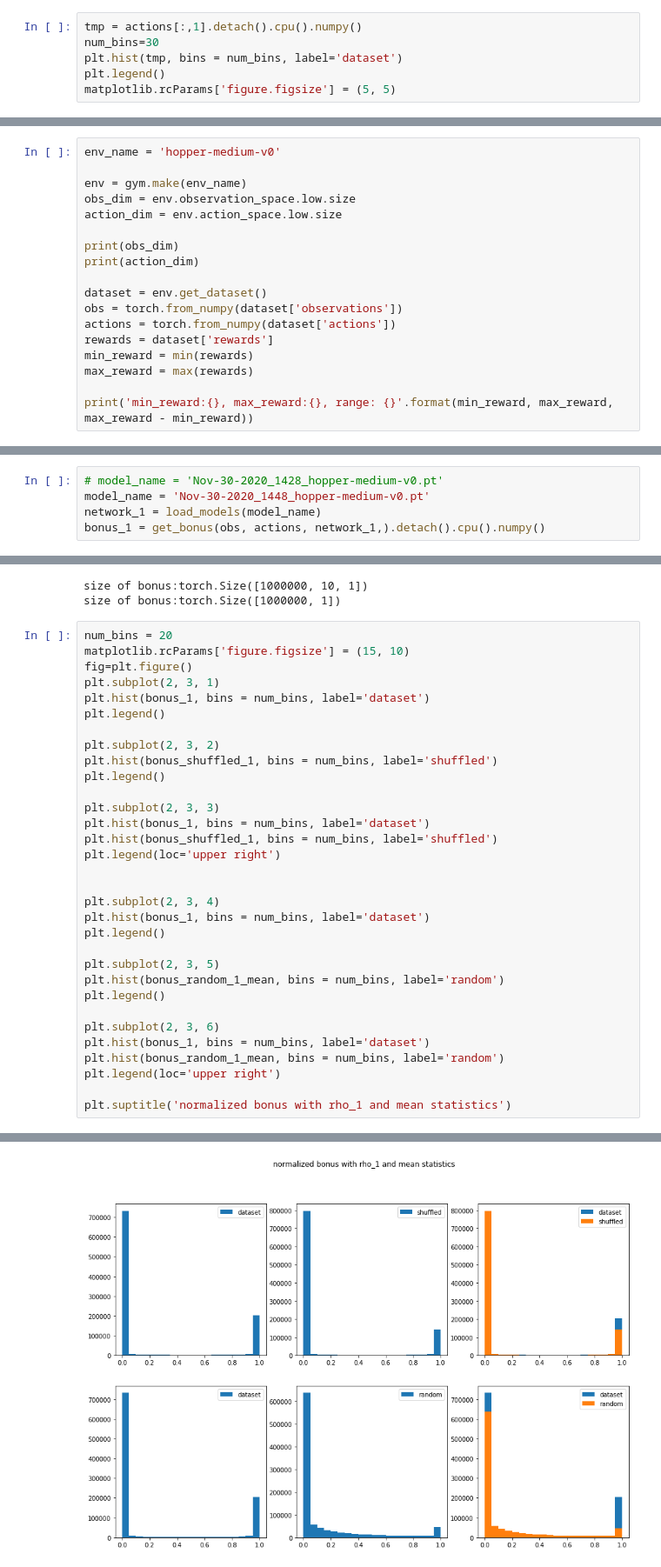
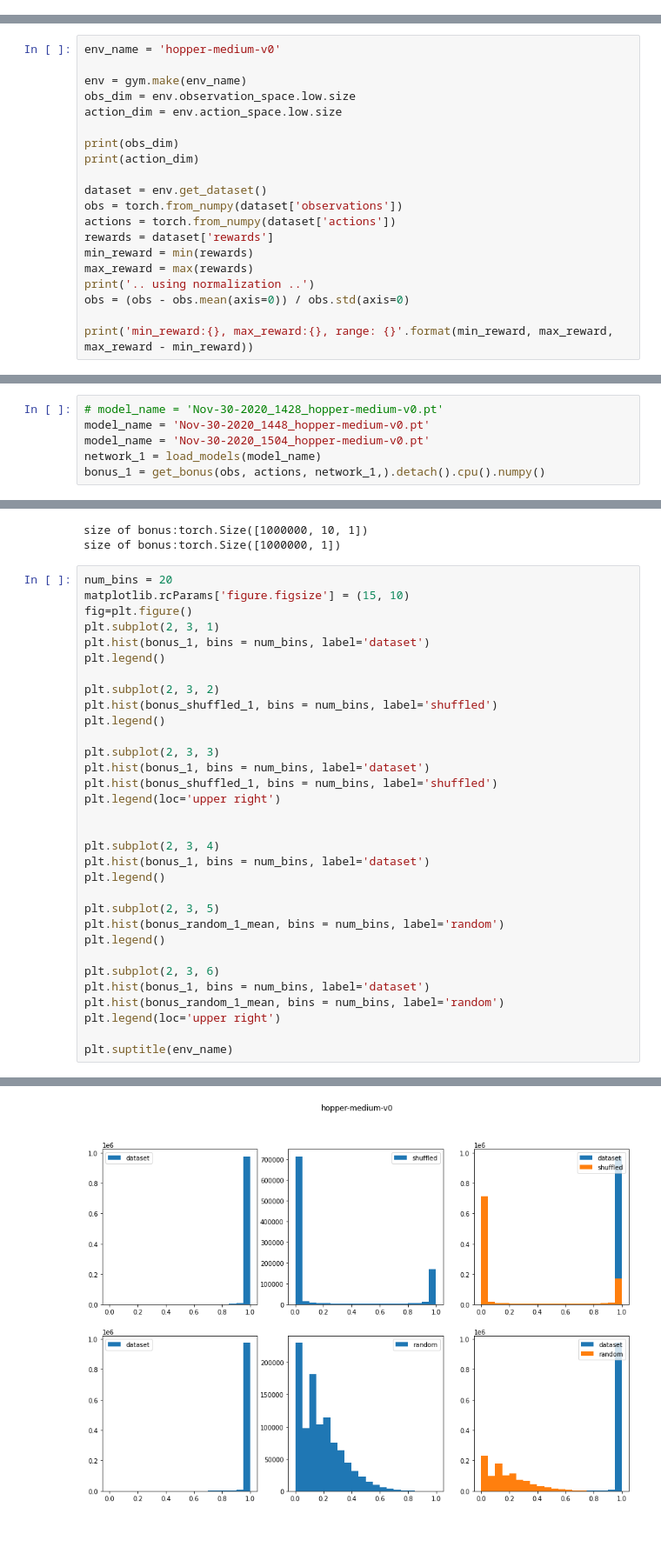
Before and after one commit to shidilrzf/continuous_rnd, a Jupyter notebook: sac/examples/notebooks/bonus_classifier.ipynb, the cells around one changed output, grey strips where cells are left out. Shown at 87% size. Cells and saved outputs as stored; diff of their text form; blank space fills up the shorter version.

```diff
--- a/sac/examples/notebooks/bonus_classifier.ipynb
+++ b/sac/examples/notebooks/bonus_classifier.ipynb
@@ -193,7 +210 @@ print('min_reward:{}, max_reward:{}, range: {}'.format(min_reward, max_reward, m
 min_reward:-2.8285481929779053, max_reward:8.10350513458252, range: 10.932053565979004
-# %%
-tmp = actions[:,1].detach().cpu().numpy()
-num_bins=30
-plt.hist(tmp, bins = num_bins, label='dataset')
-plt.legend()
-matplotlib.rcParams['figure.figsize'] = (5, 5)
@@ -275,6 +284,8 @@ actions = torch.from_numpy(dataset['actions'])
 rewards = dataset['rewards']
 min_reward = min(rewards)
 max_reward = max(rewards)
+print('.. using normalization ..')
+obs = (obs - obs.mean(axis=0)) / obs.std(axis=0)
 
 print('min_reward:{}, max_reward:{}, range: {}'.format(min_reward, max_reward, max_reward - min_reward))
 # %% [output]
@@ -284,6 +296,7 @@ min_reward:0.7078363299369812, max_reward:5.966001510620117, range: 5.2581653594
 # %%
 # model_name = 'Nov-30-2020_1428_hopper-medium-v0.pt'
 model_name = 'Nov-30-2020_1448_hopper-medium-v0.pt'
+model_name = 'Nov-30-2020_1504_hopper-medium-v0.pt'
 network_1 = load_models(model_name)
 bonus_1 = get_bonus(obs, actions, network_1,).detach().cpu().numpy()
 # %% [output]
@@ -332,5 +345,5 @@ plt.hist(bonus_1, bins = num_bins, label='dataset')
 plt.hist(bonus_random_1_mean, bins = num_bins, label='random')
 plt.legend(loc='upper right')
 
-plt.suptitle('normalized bonus with rho_1 and mean statistics')
+plt.suptitle(env_name)
 # %% [output]
@@ -338 +351 @@ Text(0.5, 0.98, 'normalized bonus with rho_1 and mean statistics')
-[figure, old version]
+[figure, new version]
```
Also changed, not shown: parts of 14 cells of this notebook.
